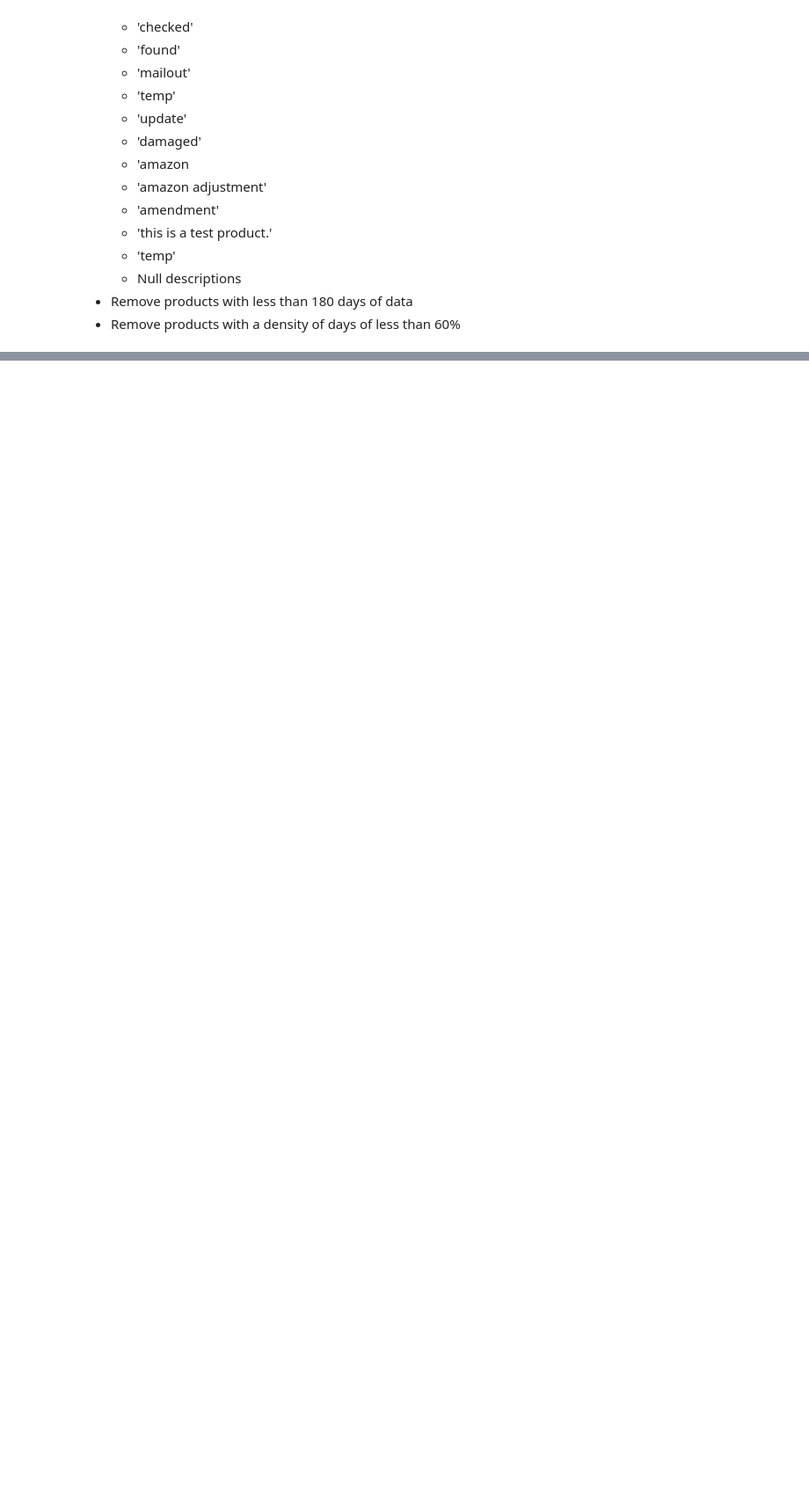
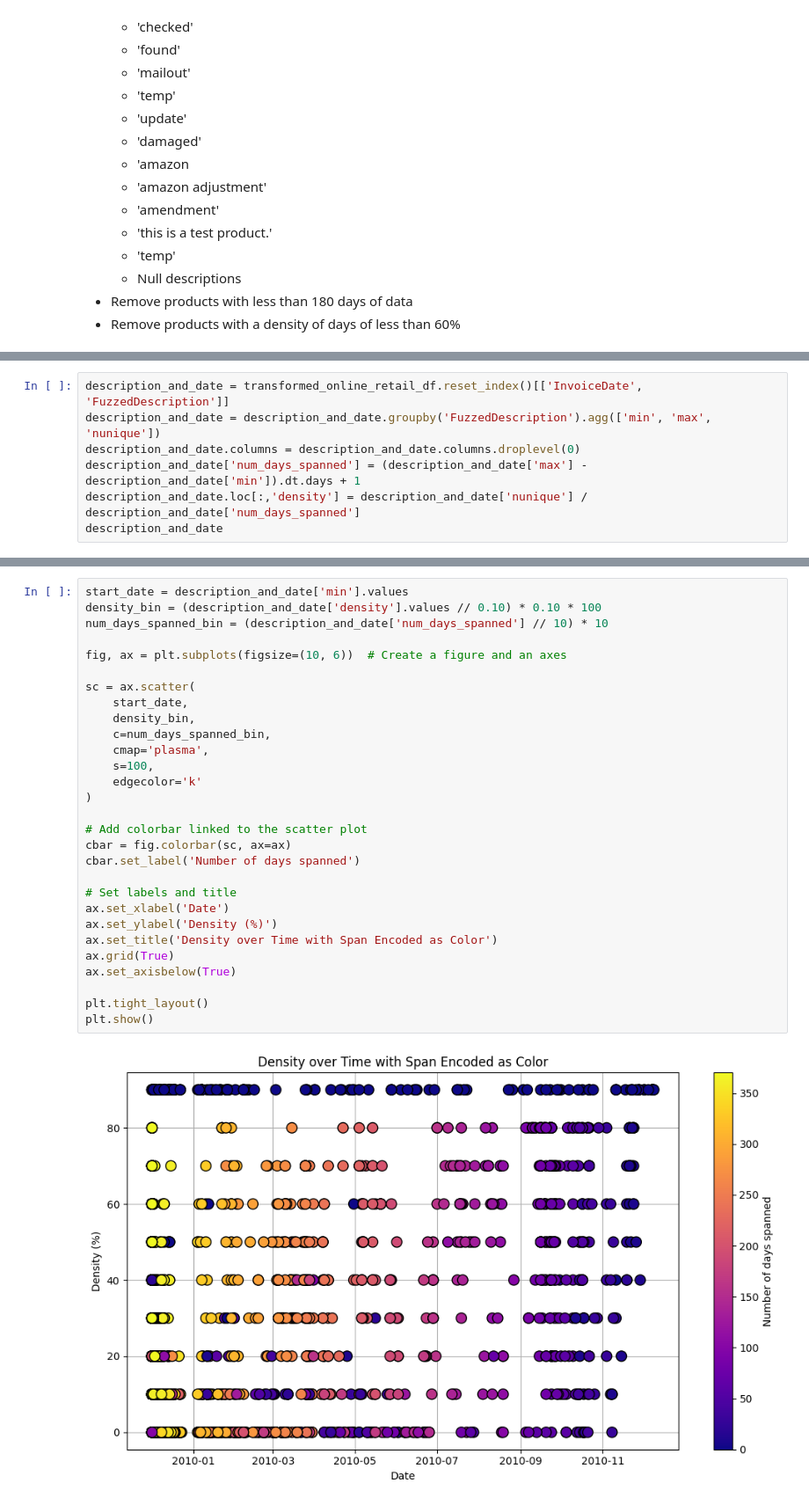
Before and after one commit to luizvalle/ieor4578_project2, a Jupyter notebook: notebooks/online_retail_dataset_exploration.ipynb, the cells around one changed output, grey strips where cells are left out. Shown at 88% size. Cells and saved outputs as stored; diff of their text form; blank space fills up the shorter version.

```diff
--- a/notebooks/online_retail_dataset_exploration.ipynb
+++ b/notebooks/online_retail_dataset_exploration.ipynb
@@ -846,0 +926,7 @@ fuzz.ratio('coffee mug pink paisley design', 'coffee mug blue paisley design')
+# %%
+description_and_date = transformed_online_retail_df.reset_index()[['InvoiceDate', 'FuzzedDescription']]
+description_and_date = description_and_date.groupby('FuzzedDescription').agg(['min', 'max', 'nunique'])
+description_and_date.columns = description_and_date.columns.droplevel(0)
+description_and_date['num_days_spanned'] = (description_and_date['max'] - description_and_date['min']).dt.days + 1
+description_and_date.loc[:,'density'] = description_and_date['nunique'] / description_and_date['num_days_spanned']
+description_and_date
@@ -846,0 +960,31 @@ fuzz.ratio('coffee mug pink paisley design', 'coffee mug blue paisley design')
+# %%
+start_date = description_and_date['min'].values
+density_bin = (description_and_date['density'].values // 0.10) * 0.10 * 100
+num_days_spanned_bin = (description_and_date['num_days_spanned'] // 10) * 10
+
+fig, ax = plt.subplots(figsize=(10, 6))  # Create a figure and an axes
+
+sc = ax.scatter(
+    start_date,
+    density_bin,
+    c=num_days_spanned_bin,
+    cmap='plasma',
+    s=100,
+    edgecolor='k'
+)
+
+# Add colorbar linked to the scatter plot
+cbar = fig.colorbar(sc, ax=ax)
+cbar.set_label('Number of days spanned')
+
+# Set labels and title
+ax.set_xlabel('Date')
+ax.set_ylabel('Density (%)')
+ax.set_title('Density over Time with Span Encoded as Color')
+ax.grid(True)
+ax.set_axisbelow(True)
+
+plt.tight_layout()
+plt.show()
+# %% [output]
+[figure, added]
```
Also changed, not shown: parts of 31 cells of this notebook.
